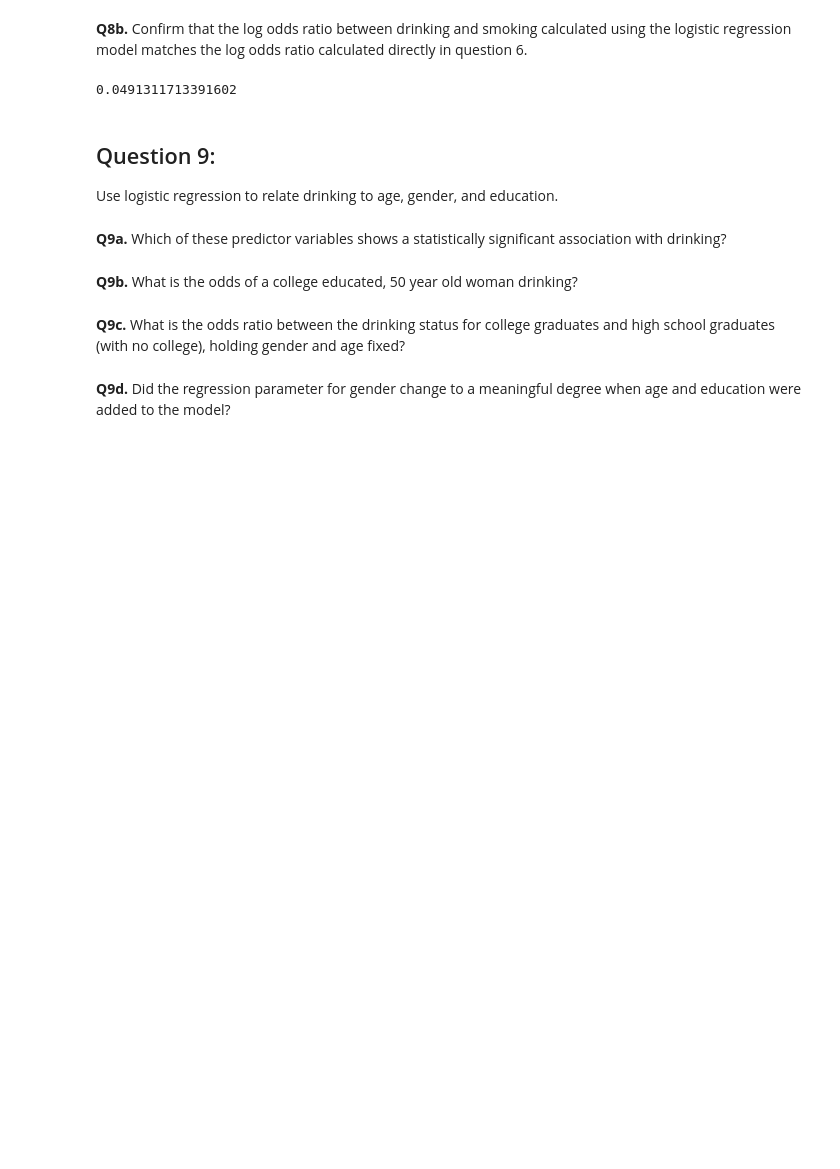
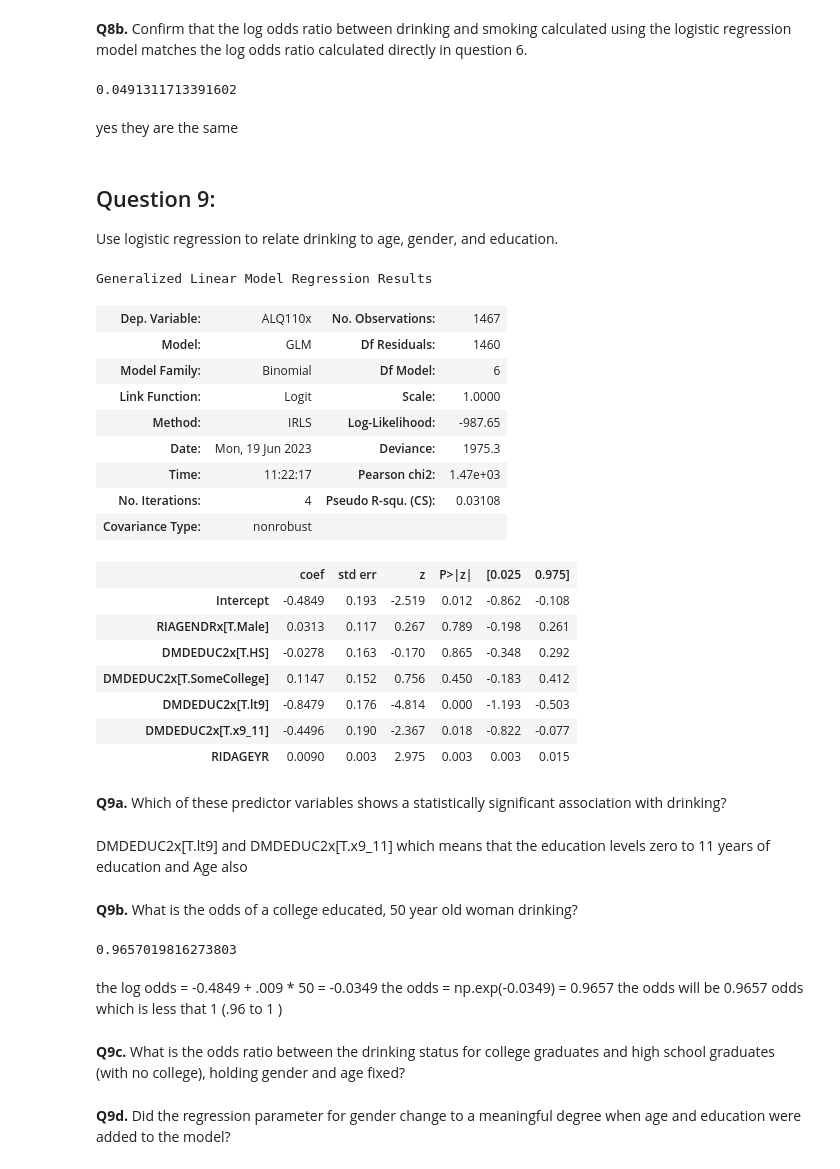
Before and after one commit to elsayedg/Statistics-with-Python-Specialization, a Jupyter notebook: 3_Fitting Statistical Models to Data with Python/W2 - FITTING MODELS TO INDEPENDENT DATA/3- week2_nhanes_practice.ipynb, the cells around one changed output. Saved outputs shown, nothing was run; the diff lists cells and outputs as text; code cells hidden in the pictures; blank space fills up the shorter version.

Commit message:
continuing logistic regression model practice

```diff
--- a/3_Fitting Statistical Models to Data with Python/W2 - FITTING MODELS TO INDEPENDENT DATA/3- week2_nhanes_practice.ipynb
+++ b/3_Fitting Statistical Models to Data with Python/W2 - FITTING MODELS TO INDEPENDENT DATA/3- week2_nhanes_practice.ipynb
@@ -442,6 +442,8 @@ __Q8b.__ Confirm that the log odds ratio between drinking and smoking calculated
 c.logodds.Male - c.logodds.Female
 # %% [output]
 0.0491311713391602
+# %% [markdown]
+yes they are the same
 # %% [markdown]
 ## Question 9:
 
@@ -451,7 +451,46 @@ Use logistic regression to relate drinking to age, gender, and education.
+# %%
+da["DMDEDUC2x"] = da.DMDEDUC2.replace({1: "lt9", 2: "x9_11", 3: "HS", 4: "SomeCollege",
+                                       5: "College", 7: np.nan, 9: np.nan})
+
+model = sm.GLM.from_formula(
+    "ALQ110x ~ RIDAGEYR + RIAGENDRx + DMDEDUC2x", family=sm.families.Binomial(), data=da)
+result = model.fit()
+result.summary()
+# %% [output]
+Generalized Linear Model Regression Results
+| Dep. Variable: | ALQ110x | No. Observations: | 1467 |
+| Model: | GLM | Df Residuals: | 1460 |
+| Model Family: | Binomial | Df Model: | 6 |
+| Link Function: | Logit | Scale: | 1.0000 |
+| Method: | IRLS | Log-Likelihood: | -987.65 |
+| Date: | Mon, 19 Jun 2023 | Deviance: | 1975.3 |
+| Time: | 11:22:17 | Pearson chi2: | 1.47e+03 |
+| No. Iterations: | 4 | Pseudo R-squ. (CS): | 0.03108 |
+| Covariance Type: | nonrobust |  |  |
+|  | coef | std err | z | P>|z| | [0.025 | 0.975] |
+| Intercept | -0.4849 | 0.193 | -2.519 | 0.012 | -0.862 | -0.108 |
+| RIAGENDRx[T.Male] | 0.0313 | 0.117 | 0.267 | 0.789 | -0.198 | 0.261 |
+| DMDEDUC2x[T.HS] | -0.0278 | 0.163 | -0.170 | 0.865 | -0.348 | 0.292 |
+| DMDEDUC2x[T.SomeCollege] | 0.1147 | 0.152 | 0.756 | 0.450 | -0.183 | 0.412 |
+| DMDEDUC2x[T.lt9] | -0.8479 | 0.176 | -4.814 | 0.000 | -1.193 | -0.503 |
+| DMDEDUC2x[T.x9_11] | -0.4496 | 0.190 | -2.367 | 0.018 | -0.822 | -0.077 |
+| RIDAGEYR | 0.0090 | 0.003 | 2.975 | 0.003 | 0.003 | 0.015 |
 # %% [markdown]
 __Q9a.__ Which of these predictor variables shows a statistically significant association with drinking?
+# %% [markdown]
+DMDEDUC2x[T.lt9] and DMDEDUC2x[T.x9_11]
+which means that the education levels  zero to 11  years of education and Age also
 # %% [markdown]
 __Q9b.__ What is the odds of a college educated, 50 year old woman drinking?
+# %%
+np.exp(-0.0349)
+# %% [output]
+0.9657019816273803
+# %% [markdown]
+the log odds = -0.4849 + .009 * 50 = -0.0349
+the odds = np.exp(-0.0349) = 0.9657
+the odds will be 0.9657 odds which is less that 1
+(.96 to 1 )
 # %% [markdown]
 __Q9c.__ What is the odds ratio between the drinking status for college graduates and high school graduates (with no college), holding gender and age fixed?
 # %% [markdown]
```
Also changed, not shown: parts of 6 cells of this notebook.
